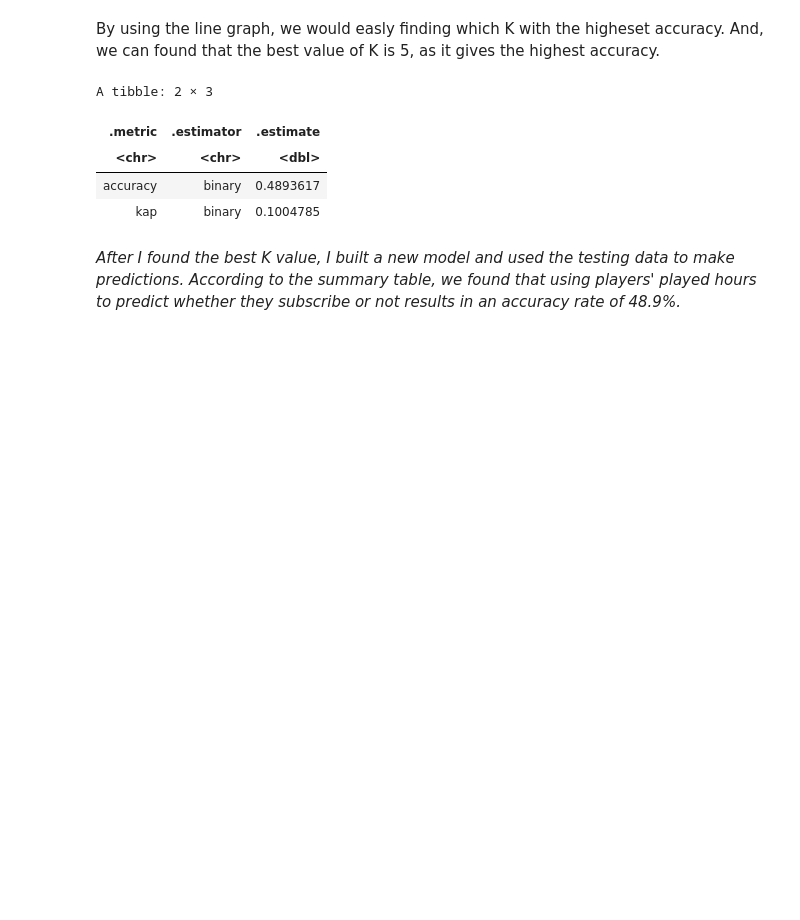
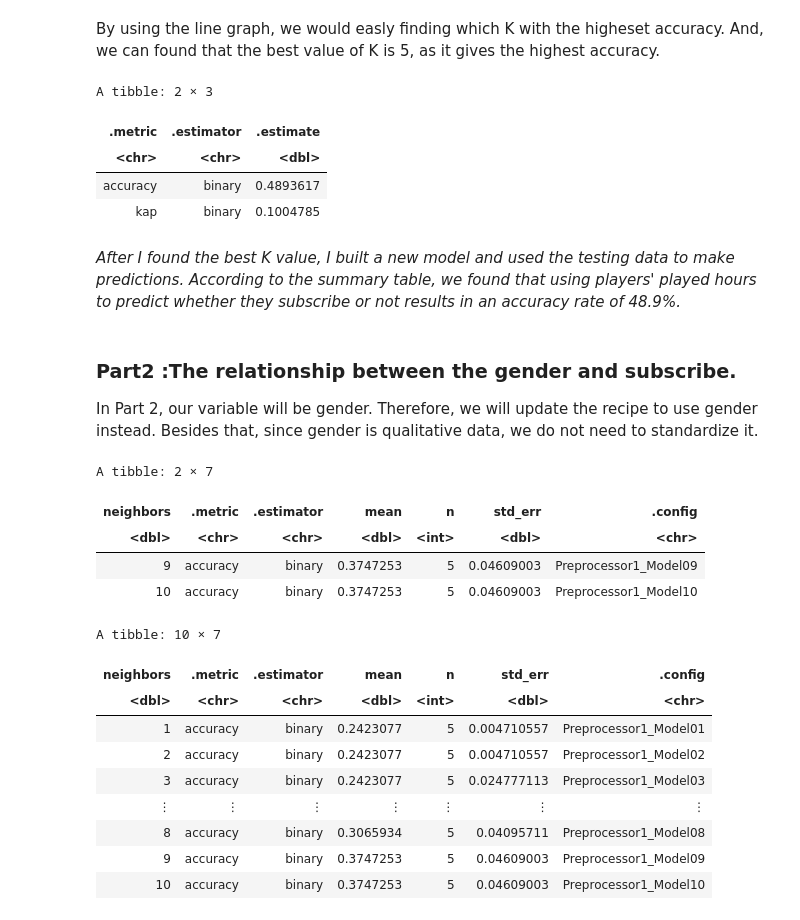
Before and after one commit to SubrinaLi/DSCI-100-sec003, a Jupyter notebook: Subrina LI Project.ipynb, the cells around one changed output. Saved outputs shown, nothing was run; the diff lists cells and outputs as text; code cells hidden in the pictures; blank space fills up the shorter version.

```diff
--- a/Subrina LI Project.ipynb
+++ b/Subrina LI Project.ipynb
@@ -198,3 +198,38 @@ A tibble: 2 × 3
 # %% [markdown]
 *After I found the best K value, I built a new model and used the testing data to make predictions.*
 *According to the summary table, we found that using players' played hours to predict whether they subscribe or not results in an accuracy rate of 48.9%.*
+# %% [markdown]
+### Part2 :The relationship between the gender and subscribe.
+
+In Part 2, our variable will be gender. Therefore, we will update the recipe to use gender instead. Besides that, since gender is qualitative data, we do not need to standardize it.
+# %%
+player_recipe2 <- recipe( subscribe~ gender, data = player_training)
+
+player_workflow2 <- workflow()|>
+add_recipe(player_recipe2)|>
+add_model(player_spec)
+
+player_results2 <- player_workflow2 |>
+  tune_grid(resamples = player_vfold, grid = gridvals) |>
+  collect_metrics()|>
+  filter(.metric == "accuracy")
+player_max2 <- player_results2 |>
+   slice_max(mean)
+player_max2
+player_results2
+# %% [output]
+A tibble: 2 × 7
+| neighbors | .metric | .estimator | mean | n | std_err | .config |
+| <dbl> | <chr> | <chr> | <dbl> | <int> | <dbl> | <chr> |
+| 9 | accuracy | binary | 0.3747253 | 5 | 0.04609003 | Preprocessor1_Model09 |
+| 10 | accuracy | binary | 0.3747253 | 5 | 0.04609003 | Preprocessor1_Model10 |
+A tibble: 10 × 7
+| neighbors | .metric | .estimator | mean | n | std_err | .config |
+| <dbl> | <chr> | <chr> | <dbl> | <int> | <dbl> | <chr> |
+| 1 | accuracy | binary | 0.2423077 | 5 | 0.004710557 | Preprocessor1_Model01 |
+| 2 | accuracy | binary | 0.2423077 | 5 | 0.004710557 | Preprocessor1_Model02 |
+| 3 | accuracy | binary | 0.2423077 | 5 | 0.024777113 | Preprocessor1_Model03 |
+| ⋮ | ⋮ | ⋮ | ⋮ | ⋮ | ⋮ | ⋮ |
+| 8 | accuracy | binary | 0.3065934 | 5 | 0.04095711 | Preprocessor1_Model08 |
+| 9 | accuracy | binary | 0.3747253 | 5 | 0.04609003 | Preprocessor1_Model09 |
+| 10 | accuracy | binary | 0.3747253 | 5 | 0.04609003 | Preprocessor1_Model10 |
```
Also changed, not shown: parts of 4 cells of this notebook.
